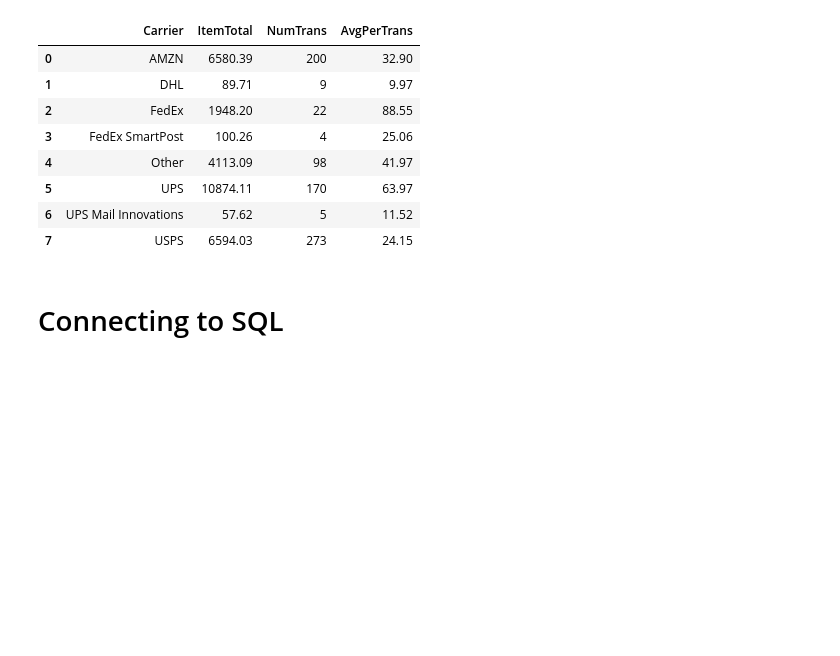
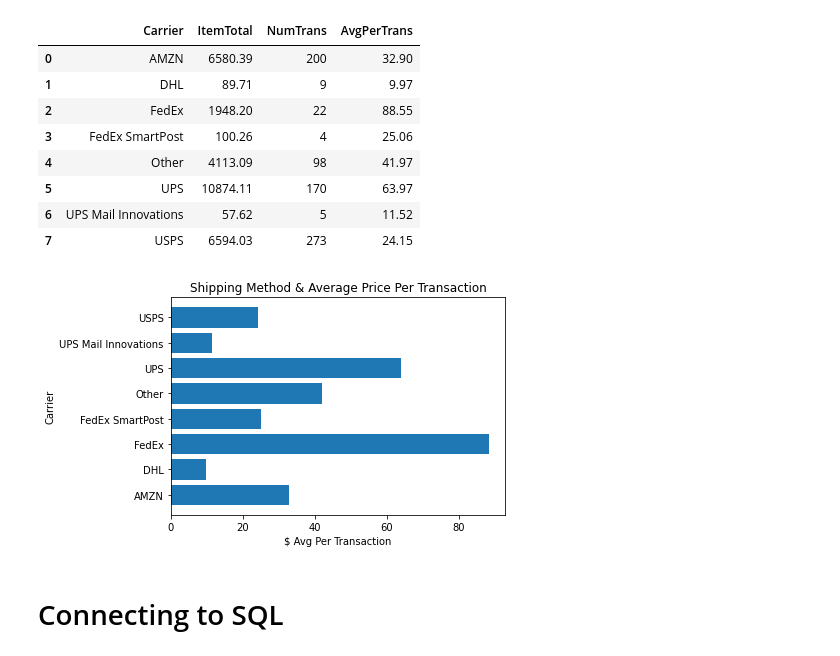
Before and after one commit to AmitSamra/AmazonOrderHistory, a Jupyter notebook: AmazonOrderHistory.ipynb, the cells around one changed output. Saved outputs shown, nothing was run; the diff lists cells and outputs as text; code cells hidden in the pictures; blank space fills up the shorter version.

```diff
--- a/AmazonOrderHistory.ipynb
+++ b/AmazonOrderHistory.ipynb
@@ -937,6 +937,18 @@ df_CarrierTotal
 | 5 | UPS | 10874.11 | 170 | 63.97 |
 | 6 | UPS Mail Innovations | 57.62 | 5 | 11.52 |
 | 7 | USPS | 6594.03 | 273 | 24.15 |
+# %%
+# Plot shipping method and avg transaction cost
+
+fig,ax = plt.subplots()
+ax.barh(df_CarrierTotal['Carrier'], df_CarrierTotal['AvgPerTrans'])
+ax.set_xlabel('$ Avg Per Transaction')
+ax.set_ylabel('Carrier')
+ax.set_title('Shipping Method & Average Price Per Transaction')
+plt.show()
+#ax.figure.savefig('./img/ShippingMethodPrice.png', bbox_inches='tight', dpi=150)
+# %% [output]
+[figure, added]
 # %% [markdown]
 #  Connecting to SQL
 # %%
```
Also changed, not shown: parts of 16 cells of this notebook.
